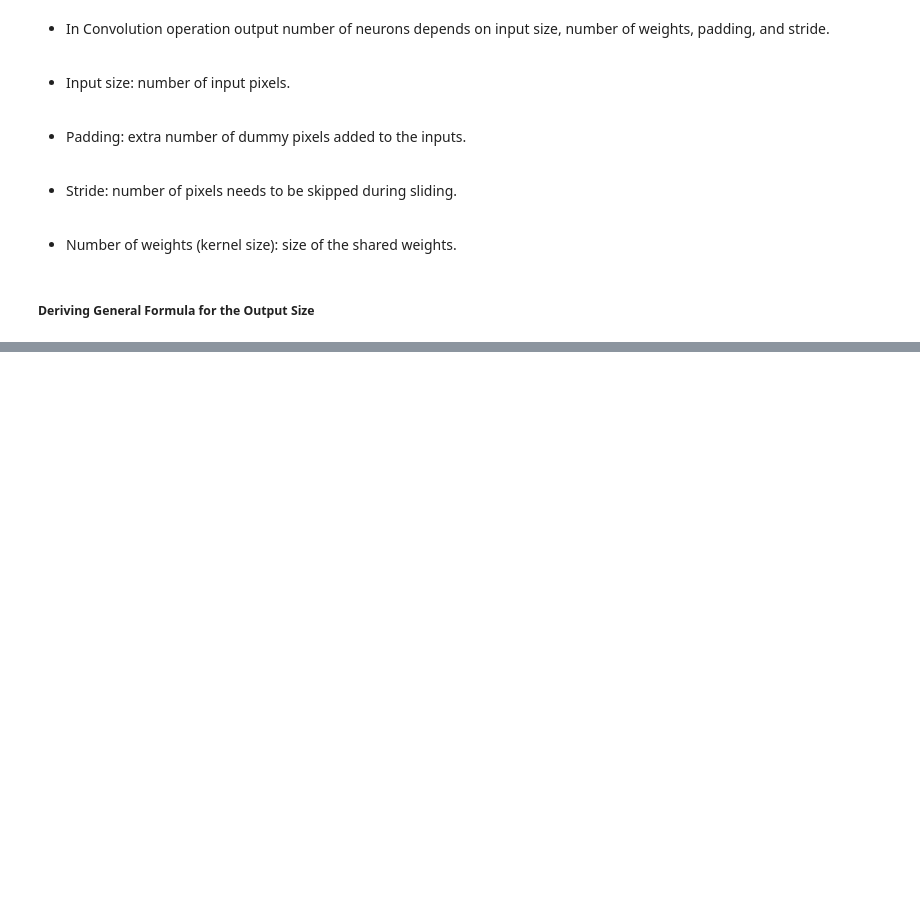
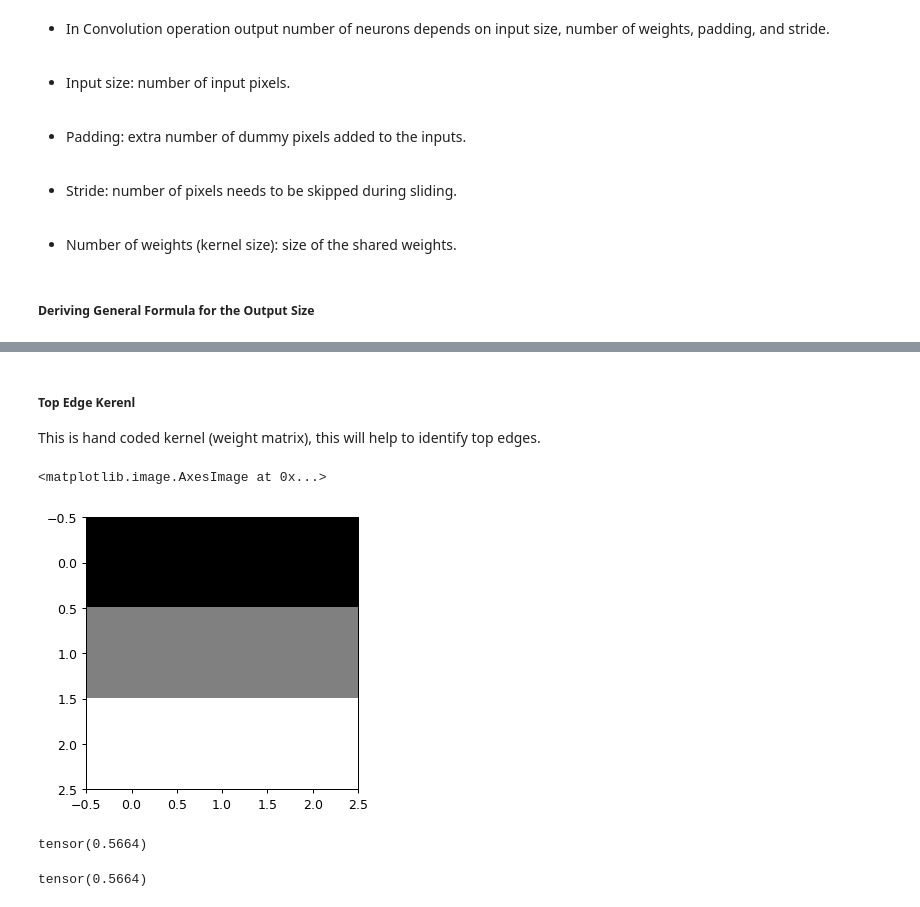
Before and after one commit to arun477/miniai, a Jupyter notebook: nbs/07_convolutions.ipynb, the cells around one changed output, grey strips where cells are left out. Drawn from its saved outputs; the diff is of its cells as text; code cells hidden in the pictures; blank space fills up the shorter version.

```diff
--- a/nbs/07_convolutions.ipynb
+++ b/nbs/07_convolutions.ipynb
@@ -84,0 +133,18 @@ with gzip.open('../data/mnist.pkl.gz', 'rb') as f: data = pickle.load(f, encodin
+# %% [markdown]
+##### Top Edge Kerenl
+
+This is hand coded kernel (weight matrix), this will help to identify top edges.
+# %%
+top_edges = torch.tensor([
+    [-1, -1, -1],
+    [0, 0, 0],
+    [1, 1, 1.],
+])
+plt.imshow(top_edges)
+# %% [output]
+<matplotlib.image.AxesImage at 0x...>
+[figure, added]
+# %%
+(im3[6:9, 10:13]*top_edges).sum()
+# %% [output]
+tensor(0.5664)
@@ -84,0 +154,4 @@ with gzip.open('../data/mnist.pkl.gz', 'rb') as f: data = pickle.load(f, encodin
+# %%
+apply_kerenl(7, 11, top_edges)
+# %% [output]
+tensor(0.5664)
```
Also changed, not shown: parts of 32 cells of this notebook.
